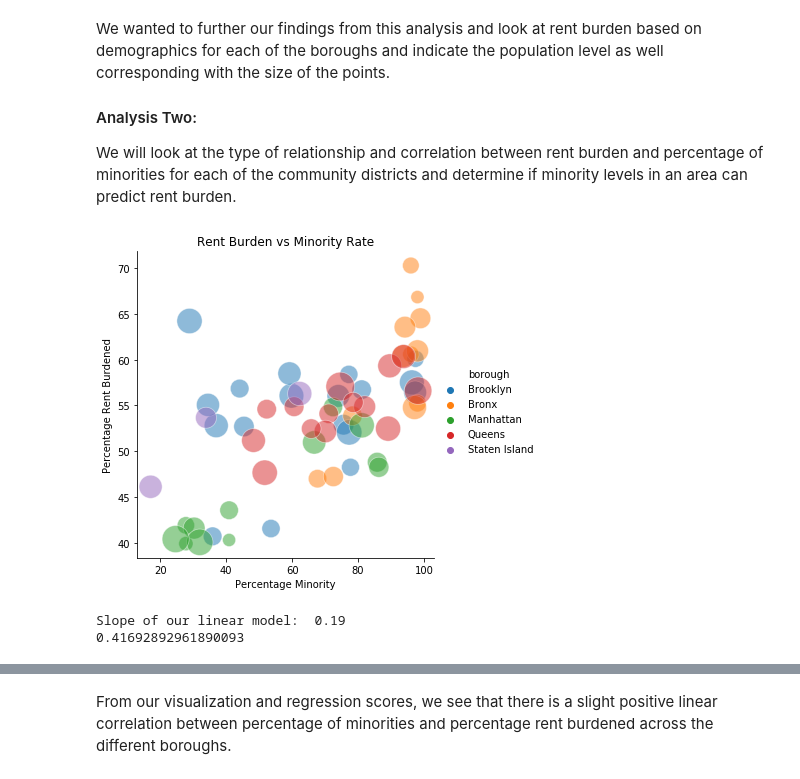
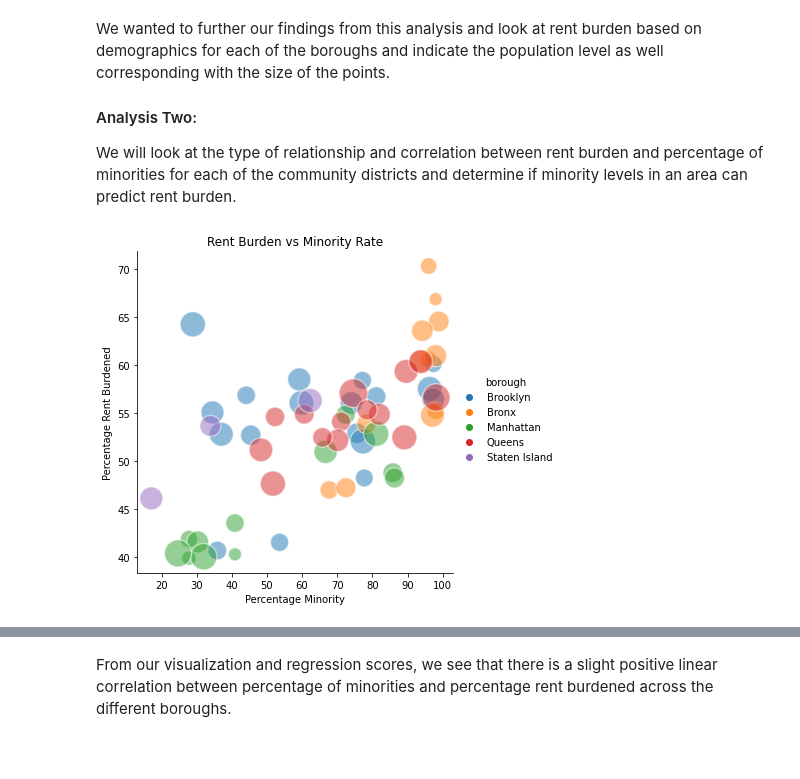
Before and after one commit to cailtyn-caj96/info-2950, a Jupyter notebook: finalproject.ipynb, the cells around one changed output, grey strips where cells are left out. Drawn from its saved outputs; the diff is of its cells as text; code cells hidden in the pictures; blank space fills up the shorter version.

```diff
--- a/finalproject.ipynb
+++ b/finalproject.ipynb
@@ -733,27 +733,9 @@ We will look at the type of relationship and correlation between rent burden and
 # %%
 size = housing_poverty['population'].to_numpy()
 sns.relplot(x='minority_rate', y='rent_burdened', hue="borough", s = size/300, alpha=.5, data=housing_poverty)
 plt.xlabel("Percentage Minority")
 plt.ylabel("Percentage Rent Burdened")
 plt.title('Rent Burden vs Minority Rate')
 plt.show()
-
-X = housing_poverty['minority_rate']
-Y = housing_poverty['rent_burdened']
-
-linear_model = LinearRegression()
-x = []
-nx = []
-for n in X:
-    nx.append(n)
-    x.append(nx)
-    nx = []
-
-linear_model.fit(x, Y)
-
-print('Slope of our linear model: ',round(linear_model.coef_[0],2))
-print(r2_score(Y, linear_model.predict(x)))
 # %% [output]
-[figure, old version]
+[figure, new version]
-Slope of our linear model:  0.19
-0.41692892961890093
```
Also changed, not shown: parts of 2 cells of this notebook.
